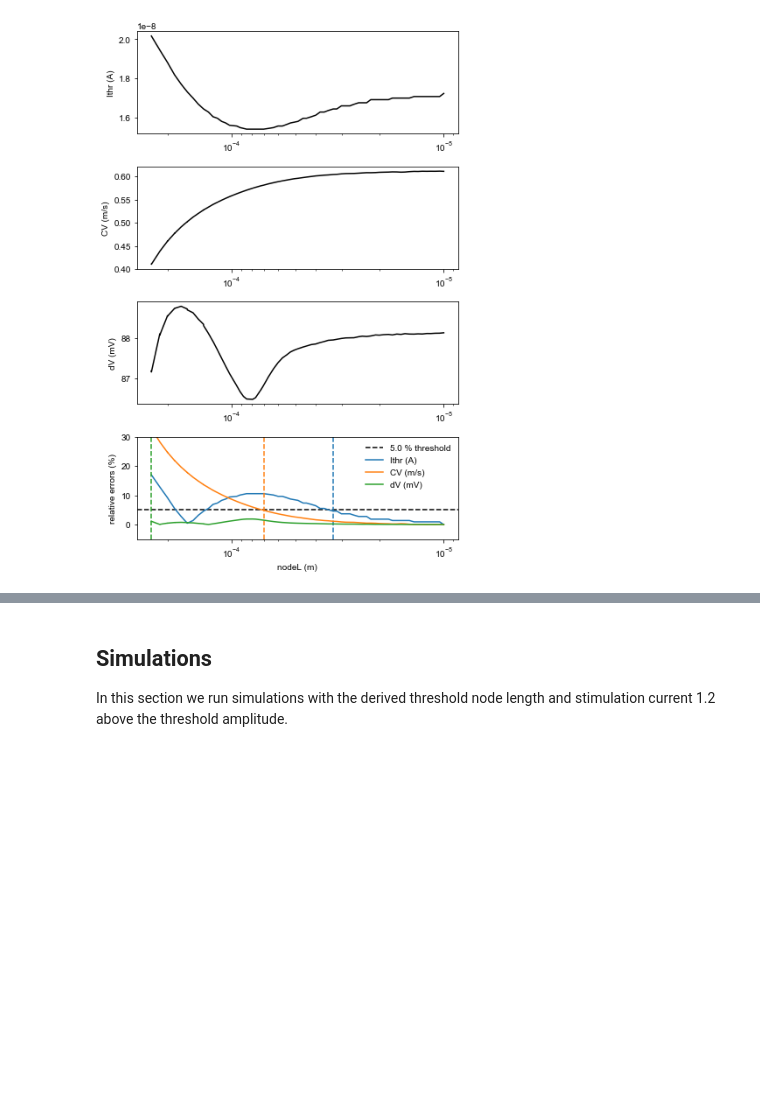
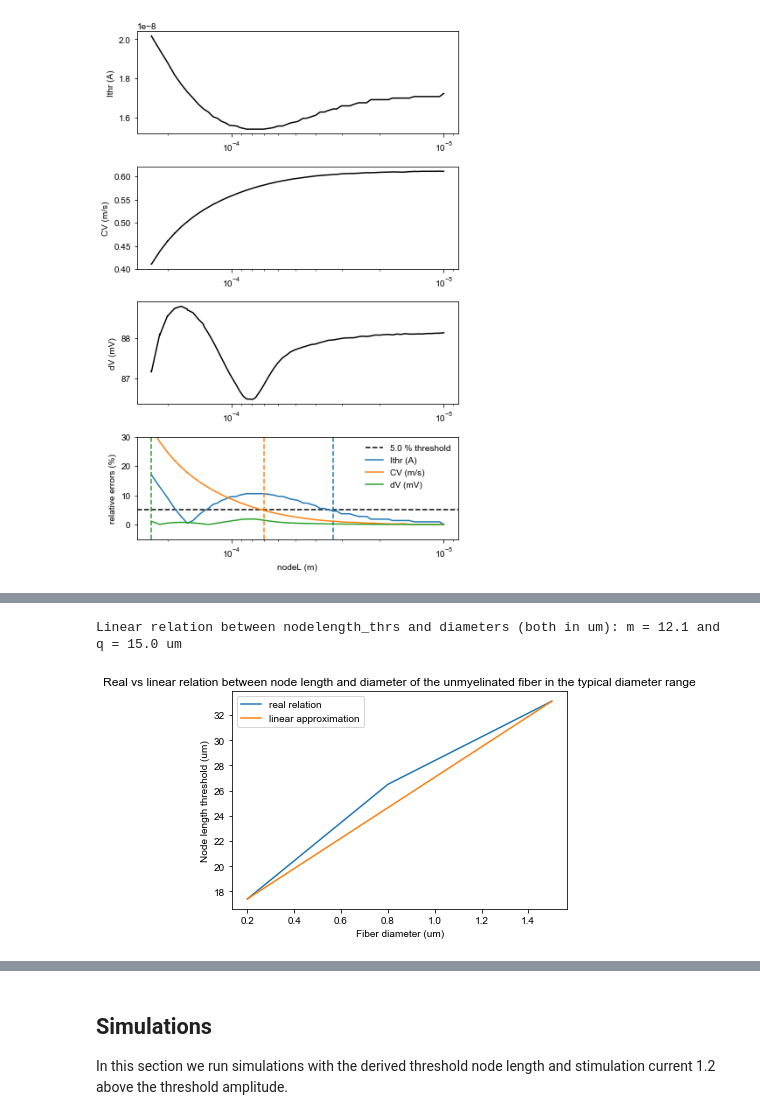
Before and after one commit to tjjlemaire/MorphoSONIC, a Jupyter notebook: notebooks/unmyelinated fiber - convergence.ipynb, the cells around one changed output, grey strips where cells are left out. Saved outputs shown, nothing was run; the diff lists cells and outputs as text; code cells hidden in the pictures; blank space fills up the shorter version.

```diff
--- a/notebooks/unmyelinated fiber - convergence.ipynb
+++ b/notebooks/unmyelinated fiber - convergence.ipynb
@@ -106,0 +125,21 @@ fig = plotConvergenceResults(df, inkey, outkeys, rel_eps_thr=rel_eps_thr)
+# %%
+# Node length threshold / diameter relation found by previous convergence studies
+diameters = [0.2, 0.8, 1.5]           #um
+nodelength_thrs = [17.4, 26.5, 33.1]  #um
+
+# Approximation with a linear relation
+m_lin = (nodelength_thrs[2]-nodelength_thrs[0])/(diameters[2]-diameters[0])
+q_lin = nodelength_thrs[0] - m_lin * diameters[0]    #um
+
+plt.plot(diameters, nodelength_thrs, label = 'real relation')
+plt.plot(diameters, m_lin * np.array(diameters) + q_lin, label = 'linear approximation')
+plt.xlabel('Fiber diameter (um)')
+plt.ylabel('Node length threshold (um)')
+plt.legend()
+plt.title('Real vs linear relation between node length and diameter '
+          + 'of the unmyelinated fiber in the typical diameter range')
+print (f'Linear relation between nodelength_thrs and diameters (both in um): '
+       + f'm = {(m_lin):.1f} and q = {(q_lin):.1f} um')
+# %% [output]
+Linear relation between nodelength_thrs and diameters (both in um): m = 12.1 and q = 15.0 um
+[figure, added]
```
Also changed, not shown: parts of 10 cells of this notebook, 4 other files.
